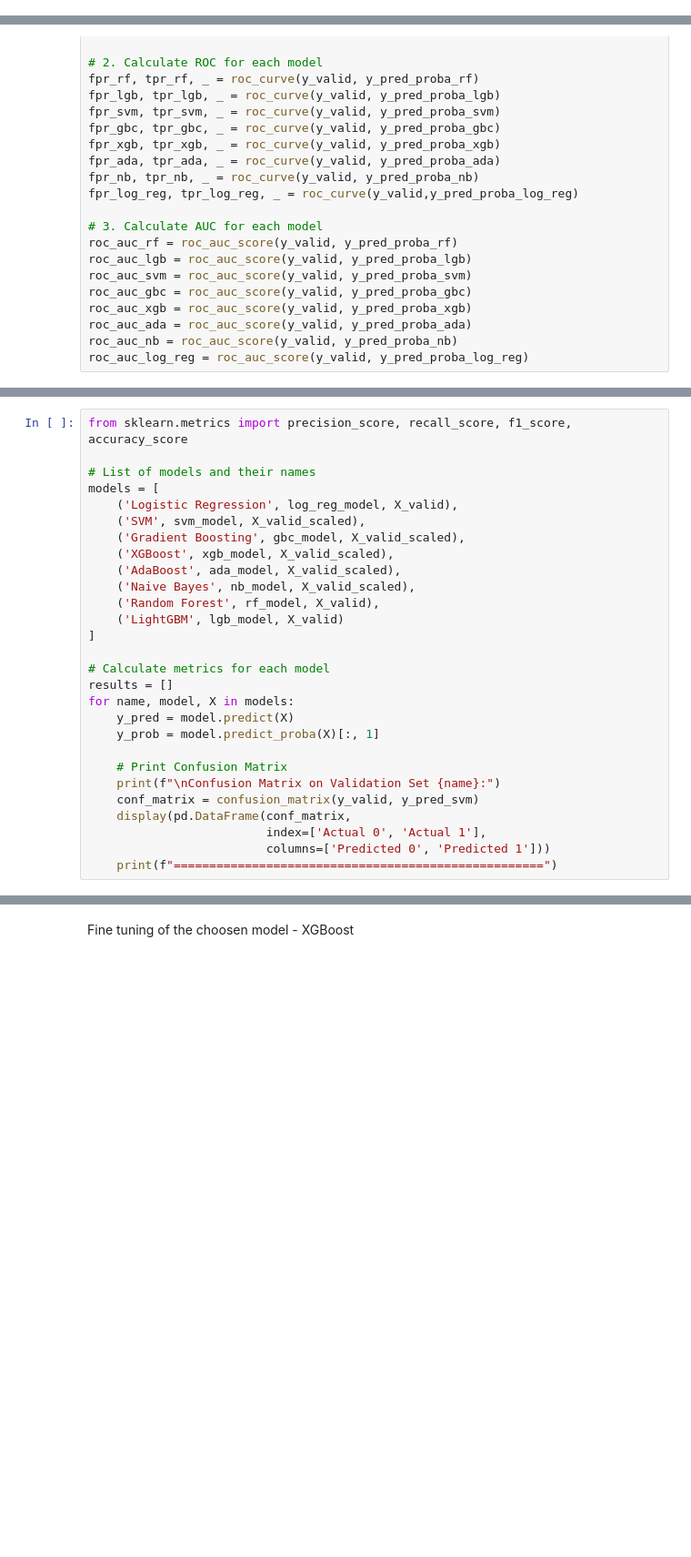
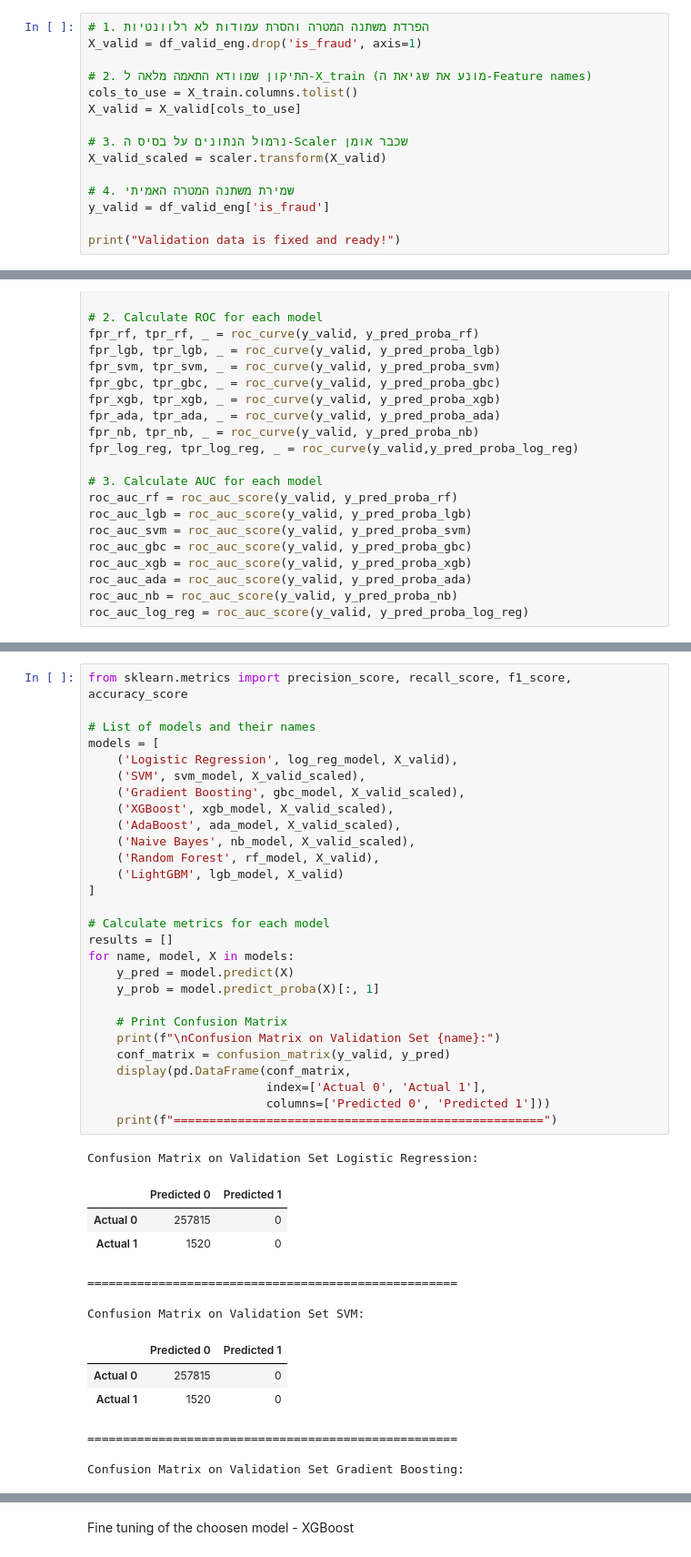
Before and after one commit to danieligelnik/CCFraudProject, a Jupyter notebook: Training.ipynb, the cells around one changed output, grey strips where cells are left out. Shown at 91% size. Cells and saved outputs as stored; diff of their text form; blank space fills up the shorter version.

Commit message:
Final edition of training

```diff
--- a/Training.ipynb
+++ b/Training.ipynb
@@ -378,0 +512,15 @@ y_valid = df_valid_eng['is_fraud']
+# %%
+# 1. הפרדת משתנה המטרה והסרת עמודות לא רלוונטיות
+X_valid = df_valid_eng.drop('is_fraud', axis=1)
+
+# 2. התיקון שמוודא התאמה מלאה ל-X_train (מונע את שגיאת ה-Feature names)
+cols_to_use = X_train.columns.tolist()
+X_valid = X_valid[cols_to_use]
+
+# 3. נרמול הנתונים על בסיס ה-Scaler שכבר אומן
+X_valid_scaled = scaler.transform(X_valid)
+
+# 4. שמירת משתנה המטרה האמיתי
+y_valid = df_valid_eng['is_fraud']
+
+print("Validation data is fixed and ready!")
@@ -450,28 +602,42 @@ plt.show()
 # %%
 from sklearn.metrics import precision_score, recall_score, f1_score, accuracy_score
 
 # List of models and their names
 models = [
     ('Logistic Regression', log_reg_model, X_valid),
     ('SVM', svm_model, X_valid_scaled),
     ('Gradient Boosting', gbc_model, X_valid_scaled),
     ('XGBoost', xgb_model, X_valid_scaled),
     ('AdaBoost', ada_model, X_valid_scaled),
     ('Naive Bayes', nb_model, X_valid_scaled),
     ('Random Forest', rf_model, X_valid),
     ('LightGBM', lgb_model, X_valid)
 ]
 
 # Calculate metrics for each model
 results = []
 for name, model, X in models:
     y_pred = model.predict(X)
     y_prob = model.predict_proba(X)[:, 1]
 
     # Print Confusion Matrix
     print(f"\nConfusion Matrix on Validation Set {name}:")
-    conf_matrix = confusion_matrix(y_valid, y_pred_svm)
+    conf_matrix = confusion_matrix(y_valid, y_pred)
     display(pd.DataFrame(conf_matrix,
                          index=['Actual 0', 'Actual 1'],
                          columns=['Predicted 0', 'Predicted 1']))
     print(f"====================================================")
+# %% [output]
+Confusion Matrix on Validation Set Logistic Regression:
+|  | Predicted 0 | Predicted 1 |
+| Actual 0 | 257815 | 0 |
+| Actual 1 | 1520 | 0 |
+====================================================
+
+Confusion Matrix on Validation Set SVM:
+|  | Predicted 0 | Predicted 1 |
+| Actual 0 | 257815 | 0 |
+| Actual 1 | 1520 | 0 |
+====================================================
+
+Confusion Matrix on Validation Set Gradient Boosting:
```
Also changed, not shown: parts of 23 cells of this notebook.
